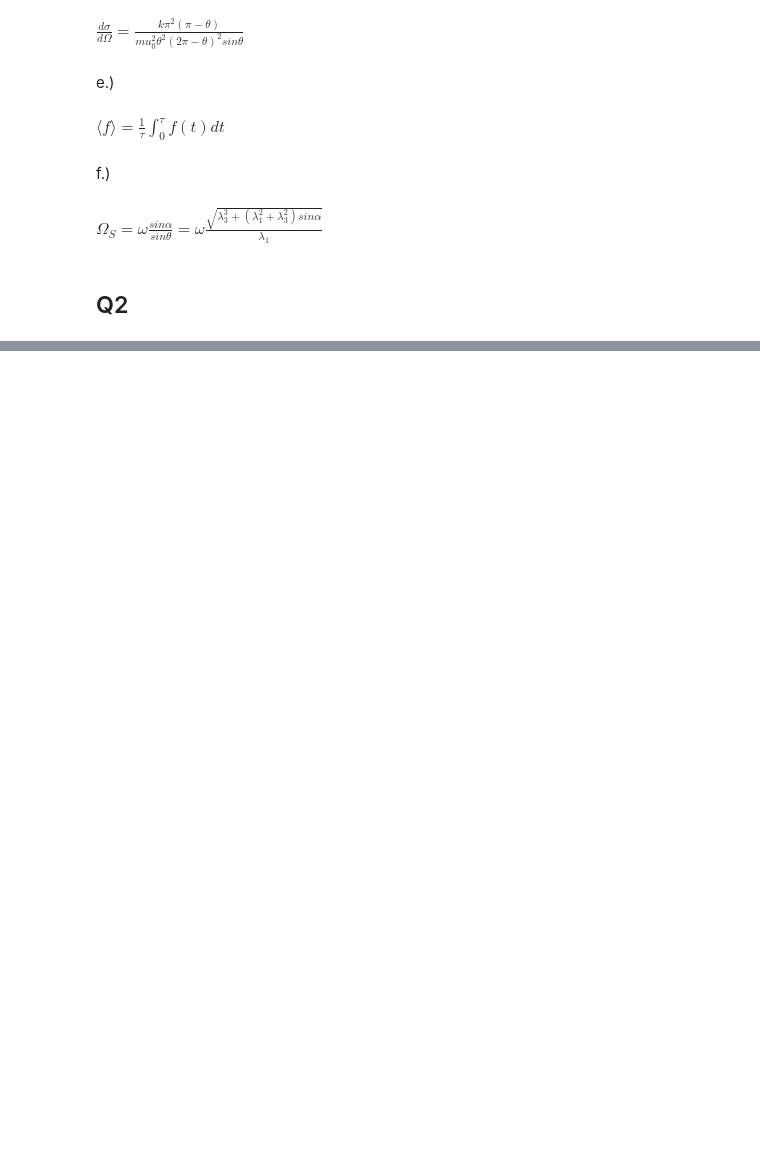
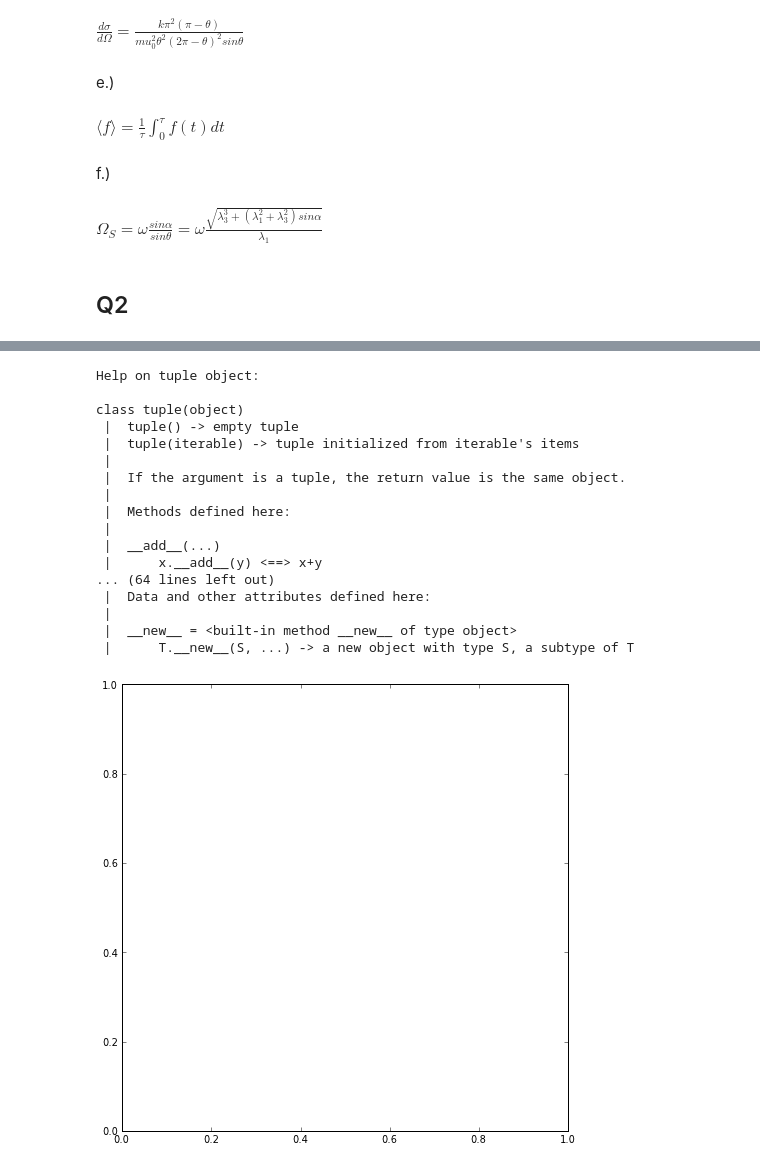
Before and after one commit to npilgram/PHYS202-S13, a Jupyter notebook: Week3/GraphicsEx2.ipynb, the cells around one changed output, grey strips where cells are left out. Drawn from its saved outputs; the diff is of its cells as text; code cells hidden in the pictures; blank space fills up the shorter version.

```diff
--- a/Week3/GraphicsEx2.ipynb
+++ b/Week3/GraphicsEx2.ipynb
@@ -50,0 +56,21 @@ plot(x, psi_t)
+# %%
+help(xticks())
+# %% [output]
+Help on tuple object:
+
+class tuple(object)
+ |  tuple() -> empty tuple
+ |  tuple(iterable) -> tuple initialized from iterable's items
+ |
+ |  If the argument is a tuple, the return value is the same object.
+ |
+ |  Methods defined here:
+ |
+ |  __add__(...)
+ |      x.__add__(y) <==> x+y
+... (64 lines left out)
+ |  Data and other attributes defined here:
+ |
+ |  __new__ = <built-in method __new__ of type object>
+ |      T.__new__(S, ...) -> a new object with type S, a subtype of T
+[figure, added]
```
Also changed, not shown: parts of 2 cells of this notebook.
